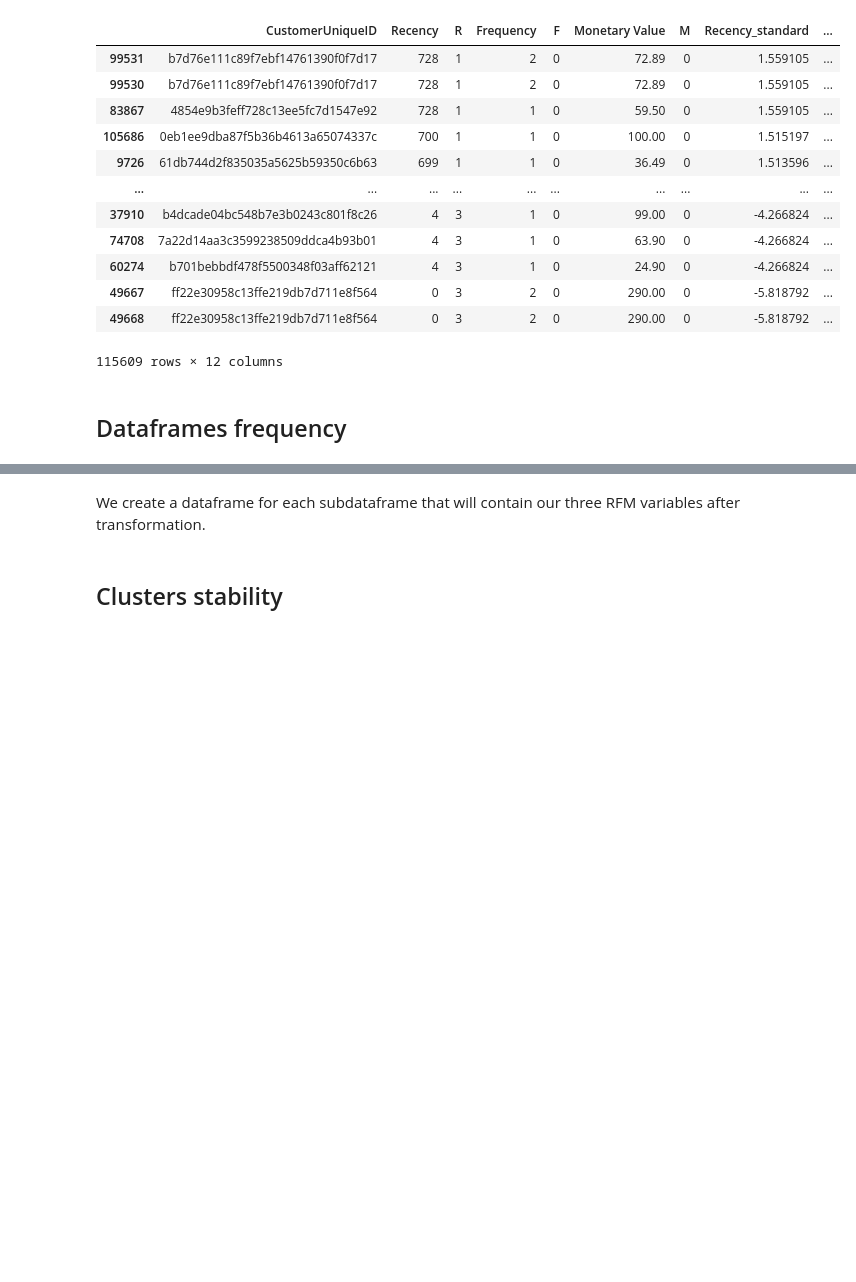
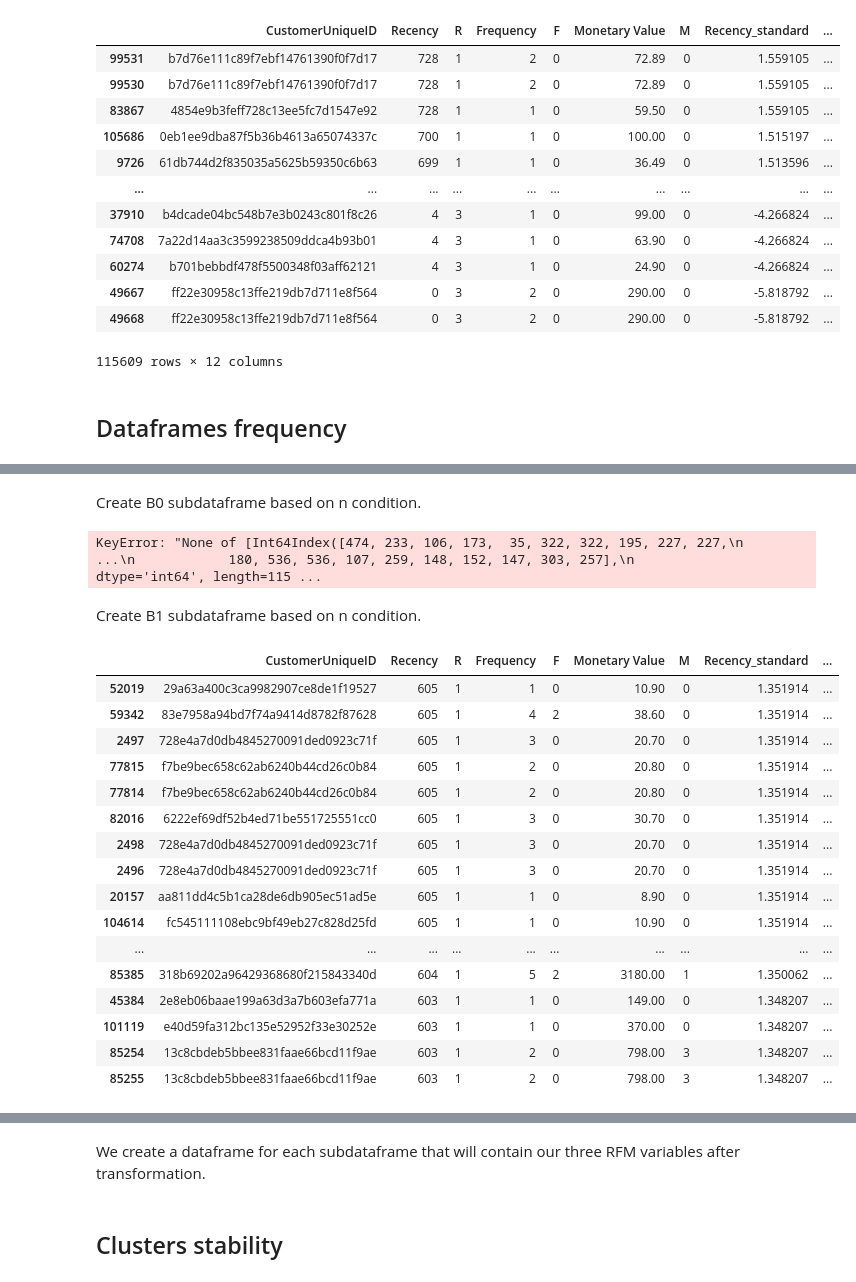
Before and after one commit to Ay0d/Machine-Learning, a Jupyter notebook: clients-segmentation-rfm-maintenance.ipynb, the cells around one changed output, grey strips where cells are left out. Drawn from its saved outputs; the diff is of its cells as text; code cells hidden in the pictures; blank space fills up the shorter version.

```diff
--- a/clients-segmentation-rfm-maintenance.ipynb
+++ b/clients-segmentation-rfm-maintenance.ipynb
@@ -122,0 +111,4 @@ B10 = df.iloc[100000:110000]
+# %%
+n = 90
+# %% [markdown]
+Create B0 subdataframe based on n condition.
@@ -122,0 +118,7 @@ B10 = df.iloc[100000:110000]
+# %%
+B0 = df[(df['Recency'])]
+B0
+# %% [output]
+KeyError: "None of [Int64Index([474, 233, 106, 173,  35, 322, 322, 195, 227, 227,\n            ...\n            180, 536, 536, 107, 259, 148, 152, 147, 303, 257],\n           dtype='int64', length=115 ...
+# %% [markdown]
+Create B1 subdataframe based on n condition.
@@ -122,0 +127,21 @@ B10 = df.iloc[100000:110000]
+# %%
+B1 = df[(df['Recency'] < B0['Recency'].iloc[-1]) & (df['Recency'] > B0['Recency'].iloc[-1] - n)]
+B1
+# %% [output]
+|  | CustomerUniqueID | Recency | R | Frequency | F | Monetary Value | M | Recency_standard | ... |
+| 52019 | 29a63a400c3ca9982907ce8de1f19527 | 605 | 1 | 1 | 0 | 10.90 | 0 | 1.351914 | ... |
+| 59342 | 83e7958a94bd7f74a9414d8782f87628 | 605 | 1 | 4 | 2 | 38.60 | 0 | 1.351914 | ... |
+| 2497 | 728e4a7d0db4845270091ded0923c71f | 605 | 1 | 3 | 0 | 20.70 | 0 | 1.351914 | ... |
+| 77815 | f7be9bec658c62ab6240b44cd26c0b84 | 605 | 1 | 2 | 0 | 20.80 | 0 | 1.351914 | ... |
+| 77814 | f7be9bec658c62ab6240b44cd26c0b84 | 605 | 1 | 2 | 0 | 20.80 | 0 | 1.351914 | ... |
+| 82016 | 6222ef69df52b4ed71be551725551cc0 | 605 | 1 | 3 | 0 | 30.70 | 0 | 1.351914 | ... |
+| 2498 | 728e4a7d0db4845270091ded0923c71f | 605 | 1 | 3 | 0 | 20.70 | 0 | 1.351914 | ... |
+| 2496 | 728e4a7d0db4845270091ded0923c71f | 605 | 1 | 3 | 0 | 20.70 | 0 | 1.351914 | ... |
+| 20157 | aa811dd4c5b1ca28de6db905ec51ad5e | 605 | 1 | 1 | 0 | 8.90 | 0 | 1.351914 | ... |
+| 104614 | fc545111108ebc9bf49eb27c828d25fd | 605 | 1 | 1 | 0 | 10.90 | 0 | 1.351914 | ... |
+| ... | ... | ... | ... | ... | ... | ... | ... | ... | ... |
+| 85385 | 318b69202a96429368680f215843340d | 604 | 1 | 5 | 2 | 3180.00 | 1 | 1.350062 | ... |
+| 45384 | 2e8eb06baae199a63d3a7b603efa771a | 603 | 1 | 1 | 0 | 149.00 | 0 | 1.348207 | ... |
+| 101119 | e40d59fa312bc135e52952f33e30252e | 603 | 1 | 1 | 0 | 370.00 | 0 | 1.348207 | ... |
+| 85254 | 13c8cbdeb5bbee831faae66bcd11f9ae | 603 | 1 | 2 | 0 | 798.00 | 3 | 1.348207 | ... |
+| 85255 | 13c8cbdeb5bbee831faae66bcd11f9ae | 603 | 1 | 2 | 0 | 798.00 | 3 | 1.348207 | ... |
```
Also changed, not shown: parts of 109 cells of this notebook.
